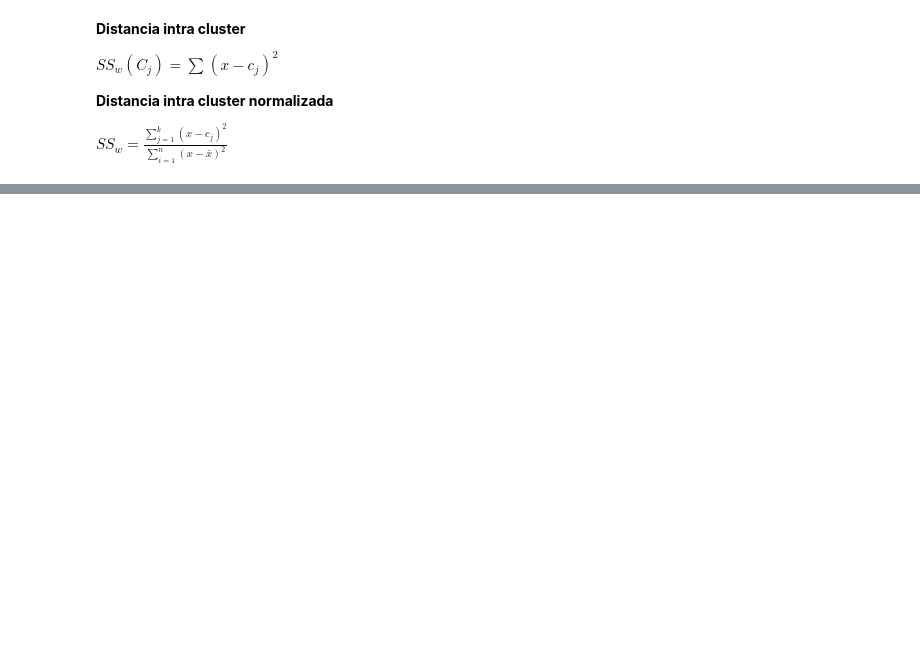
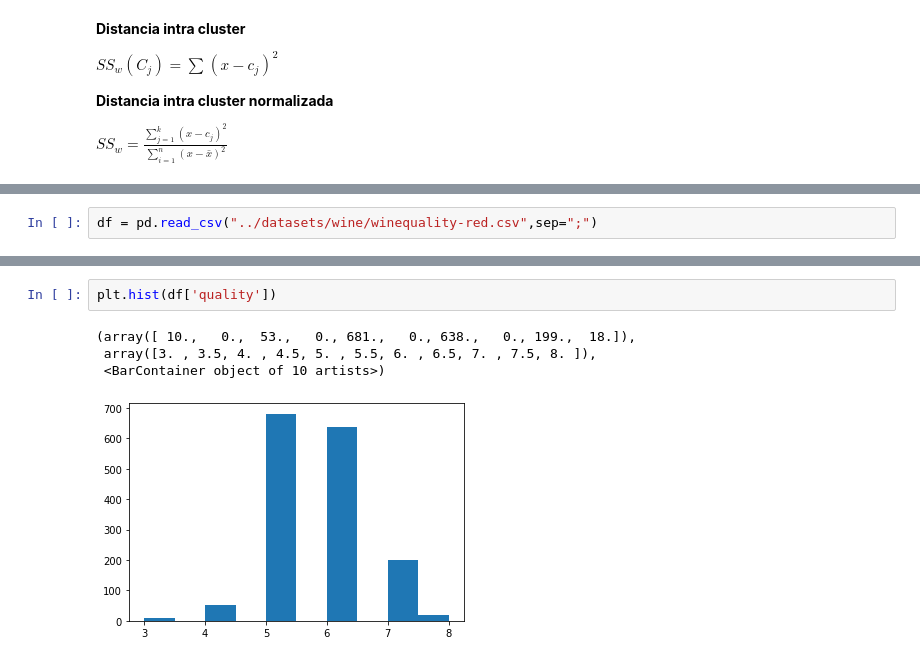
Before and after one commit to LinaTobon/ML_Couse_Udemy, a Jupyter notebook: Clustering/K-means.ipynb, the cells around one changed output, grey strips where cells are left out. Saved outputs shown, nothing was run; the diff lists cells and outputs as text; blank space fills up the shorter version.

```diff
--- a/Clustering/K-means.ipynb
+++ b/Clustering/K-means.ipynb
@@ -27,0 +88,2 @@ $SS_{w} = \frac{\sum_{j=1}^{k}(x-c_{j})^{2}}{\sum_{i=1}^{n}(x-\bar{x})^{2} }$
+# %%
+df = pd.read_csv("../datasets/wine/winequality-red.csv",sep=";")
@@ -27,0 +103,7 @@ $SS_{w} = \frac{\sum_{j=1}^{k}(x-c_{j})^{2}}{\sum_{i=1}^{n}(x-\bar{x})^{2} }$
+# %%
+plt.hist(df['quality'])
+# %% [output]
+(array([ 10.,   0.,  53.,   0., 681.,   0., 638.,   0., 199.,  18.]),
+ array([3. , 3.5, 4. , 4.5, 5. , 5.5, 6. , 6.5, 7. , 7.5, 8. ]),
+ <BarContainer object of 10 artists>)
+[figure, added]
```
Also changed, not shown: parts of 29 cells of this notebook.
